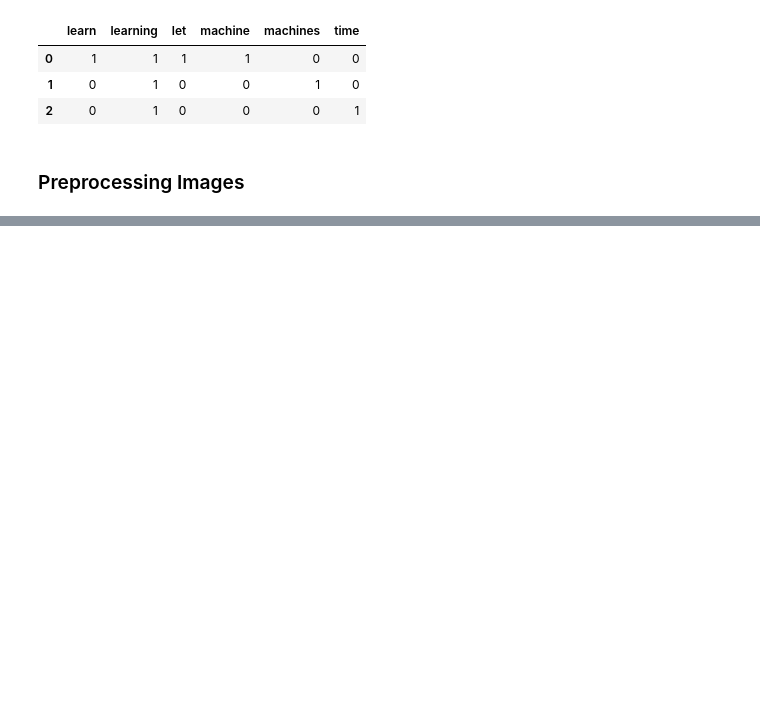
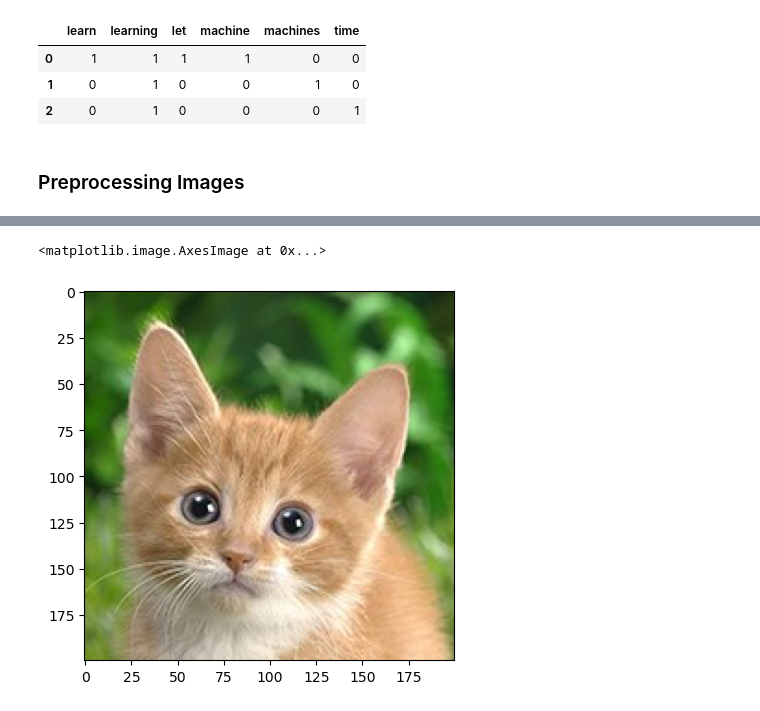
Before and after one commit to micYn/Hands-on-Machine-Learning-with-Python, a Jupyter notebook: scikit learn/data preparation.ipynb, the cells around one changed output, grey strips where cells are left out. Drawn from its saved outputs; the diff is of its cells as text; code cells hidden in the pictures; blank space fills up the shorter version.

```diff
--- a/scikit learn/data preparation.ipynb
+++ b/scikit learn/data preparation.ipynb
@@ -152,0 +155,6 @@ pd.DataFrame(X, columns=matrix.get_feature_names_out())
+# %%
+cropped_image = img[0:200,150:350, :]
+plt.imshow(cropped_image)
+# %% [output]
+<matplotlib.image.AxesImage at 0x...>
+[figure, added]
```
Also changed, not shown: parts of 10 cells of this notebook, 1 other file.
